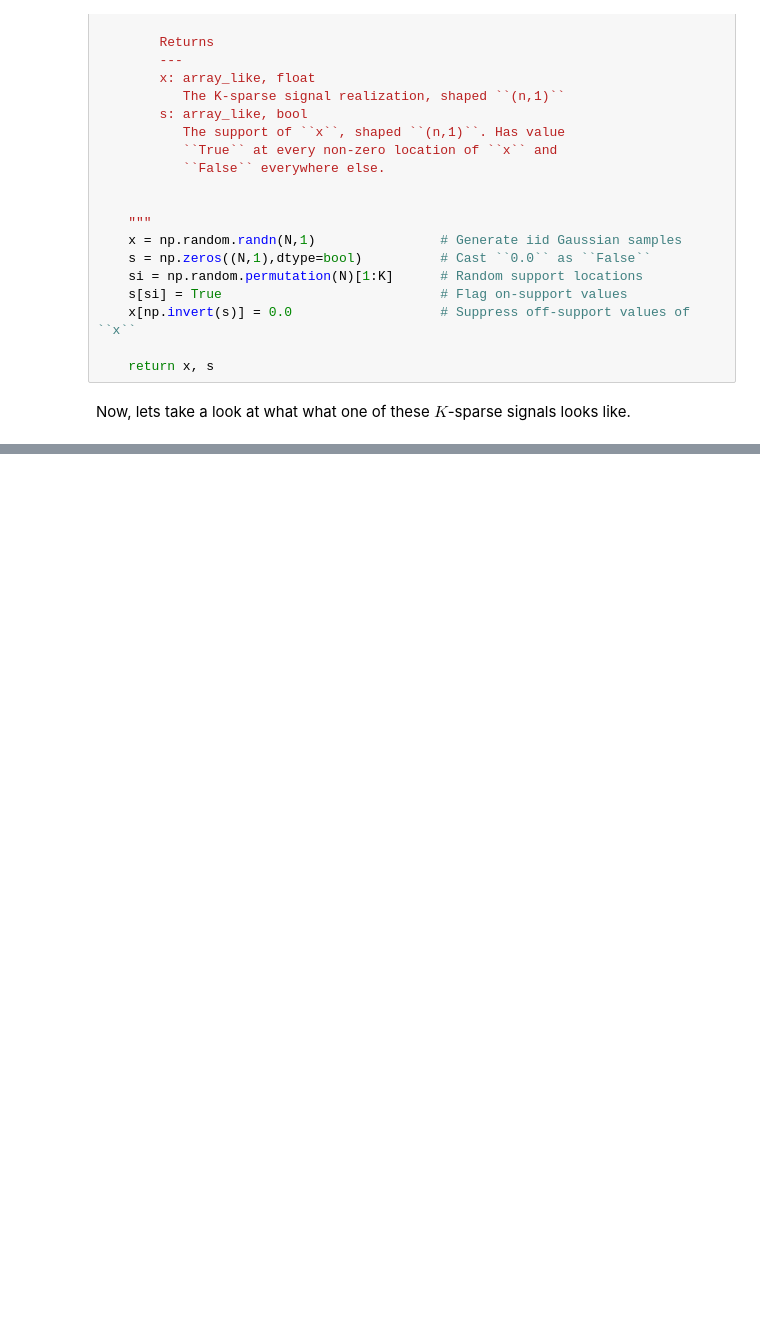
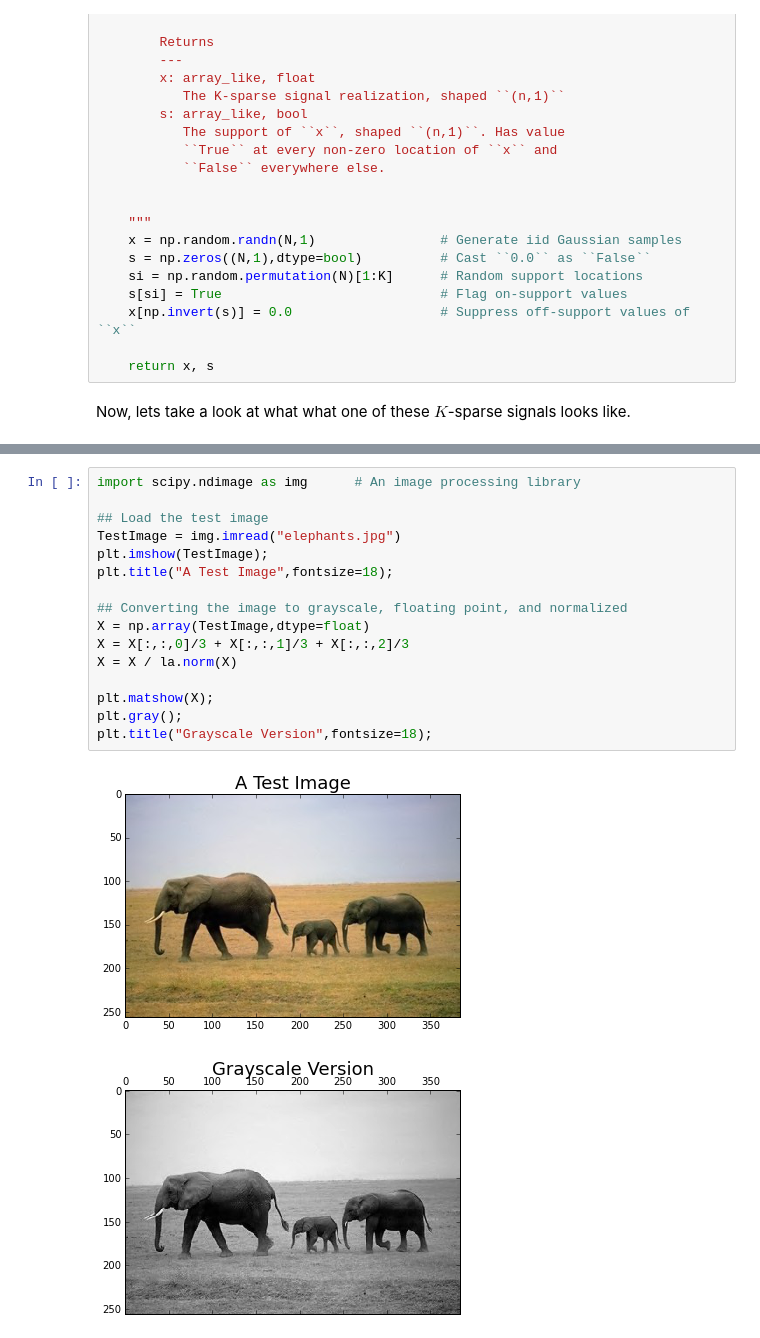
Before and after one commit to eric-tramel/PyIntroCS, a Jupyter notebook: 1_Sparsity.ipynb, the cells around one changed output, grey strips where cells are left out. Drawn from its saved outputs; the diff is of its cells as text; blank space fills up the shorter version.

```diff
--- a/1_Sparsity.ipynb
+++ b/1_Sparsity.ipynb
@@ -131,0 +362,19 @@ plt.plot(F)
+# %%
+import scipy.ndimage as img      # An image processing library
+
+## Load the test image
+TestImage = img.imread("elephants.jpg")
+plt.imshow(TestImage);
+plt.title("A Test Image",fontsize=18);
+
+## Converting the image to grayscale, floating point, and normalized
+X = np.array(TestImage,dtype=float)
+X = X[:,:,0]/3 + X[:,:,1]/3 + X[:,:,2]/3
+X = X / la.norm(X)
+
+plt.matshow(X);
+plt.gray();
+plt.title("Grayscale Version",fontsize=18);
+# %% [output]
+[figure, added]
+[figure, added]
```
Also changed, not shown: parts of 80 cells of this notebook, 5 other files.
